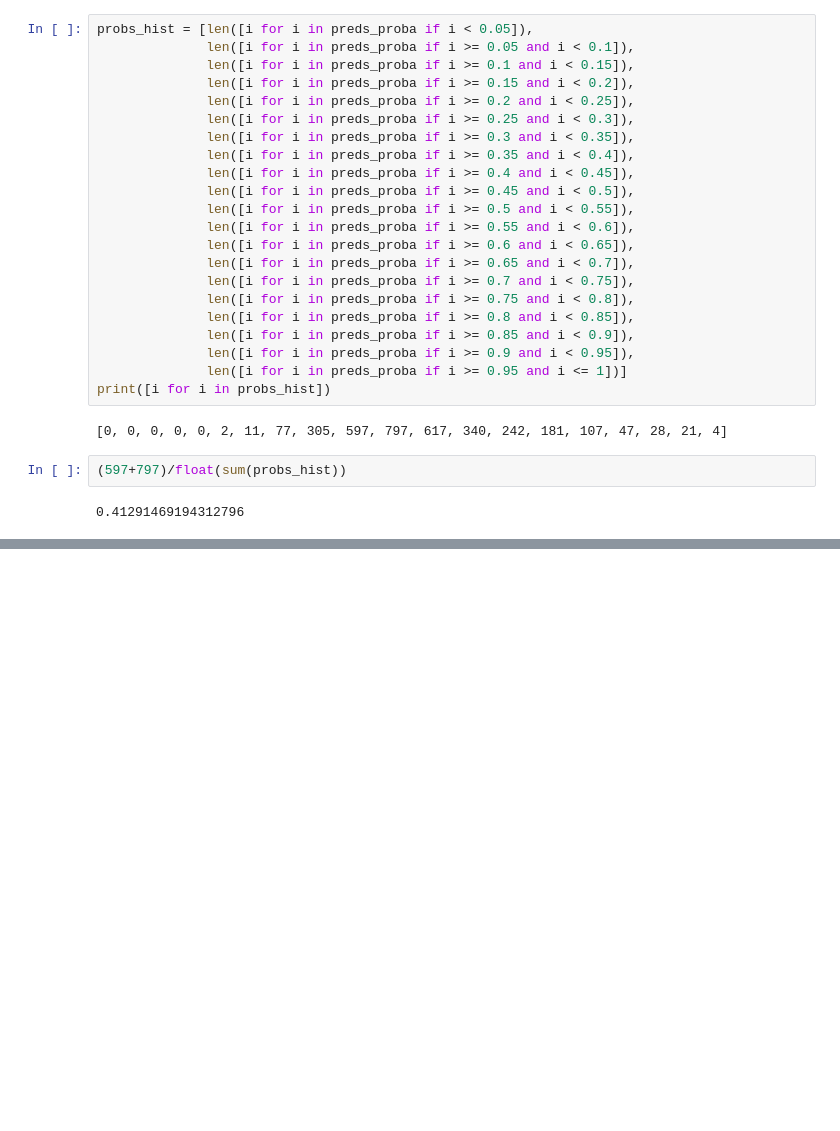
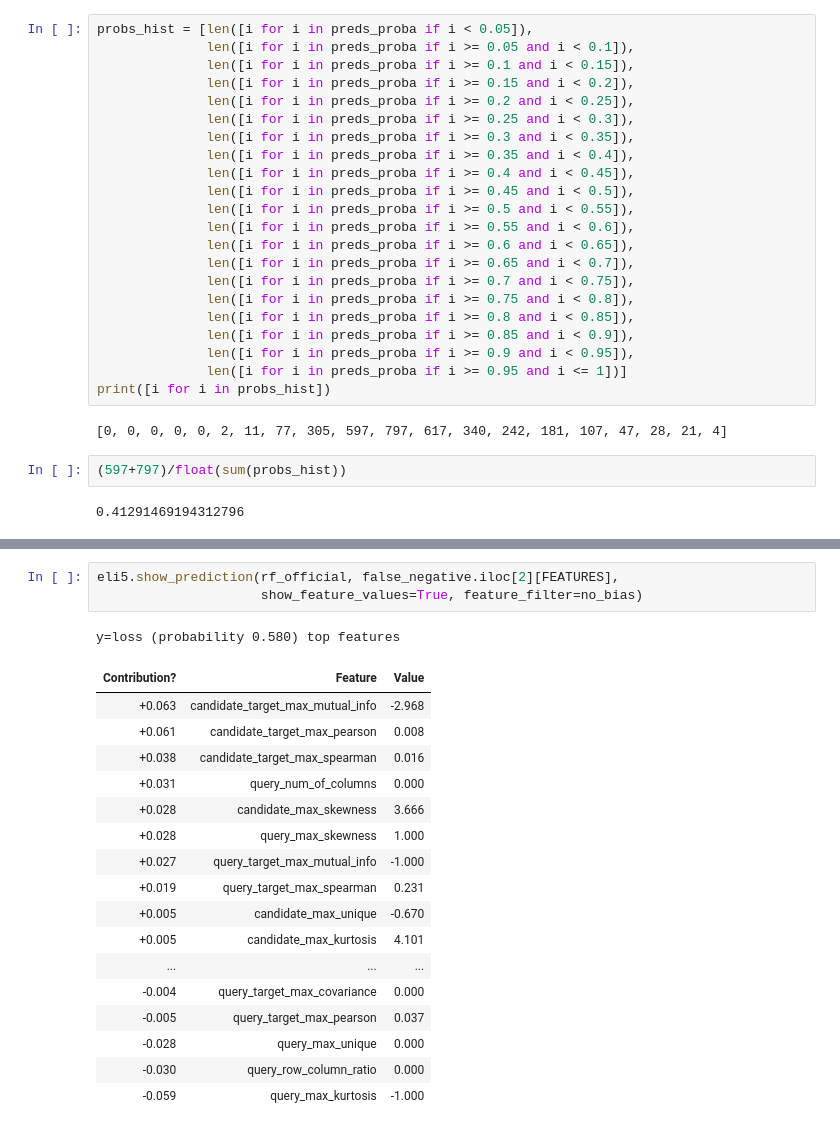
Before and after one commit to VIDA-NYU/prida, a Jupyter notebook: improvement-prediction/classification/Experiments_for_VLDB.ipynb, the cells around one changed output, grey strips where cells are left out. Drawn from its saved outputs; the diff is of its cells as text; blank space fills up the shorter version.

```diff
--- a/improvement-prediction/classification/Experiments_for_VLDB.ipynb
+++ b/improvement-prediction/classification/Experiments_for_VLDB.ipynb
@@ -379,0 +500,22 @@ print(certain_fp/float(fp), certain_fn/float(fn))
+# %%
+eli5.show_prediction(rf_official, false_negative.iloc[2][FEATURES],
+                     show_feature_values=True, feature_filter=no_bias)
+# %% [output]
+y=loss (probability 0.580) top features
+| Contribution? | Feature | Value |
+| +0.063 | candidate_target_max_mutual_info | -2.968 |
+| +0.061 | candidate_target_max_pearson | 0.008 |
+| +0.038 | candidate_target_max_spearman | 0.016 |
+| +0.031 | query_num_of_columns | 0.000 |
+| +0.028 | candidate_max_skewness | 3.666 |
+| +0.028 | query_max_skewness | 1.000 |
+| +0.027 | query_target_max_mutual_info | -1.000 |
+| +0.019 | query_target_max_spearman | 0.231 |
+| +0.005 | candidate_max_unique | -0.670 |
+| +0.005 | candidate_max_kurtosis | 4.101 |
+| ... | ... | ... |
+| -0.004 | query_target_max_covariance | 0.000 |
+| -0.005 | query_target_max_pearson | 0.037 |
+| -0.028 | query_max_unique | 0.000 |
+| -0.030 | query_row_column_ratio | 0.000 |
+| -0.059 | query_max_kurtosis | -1.000 |
```
Also changed, not shown: parts of 41 cells of this notebook, 2 other files.
